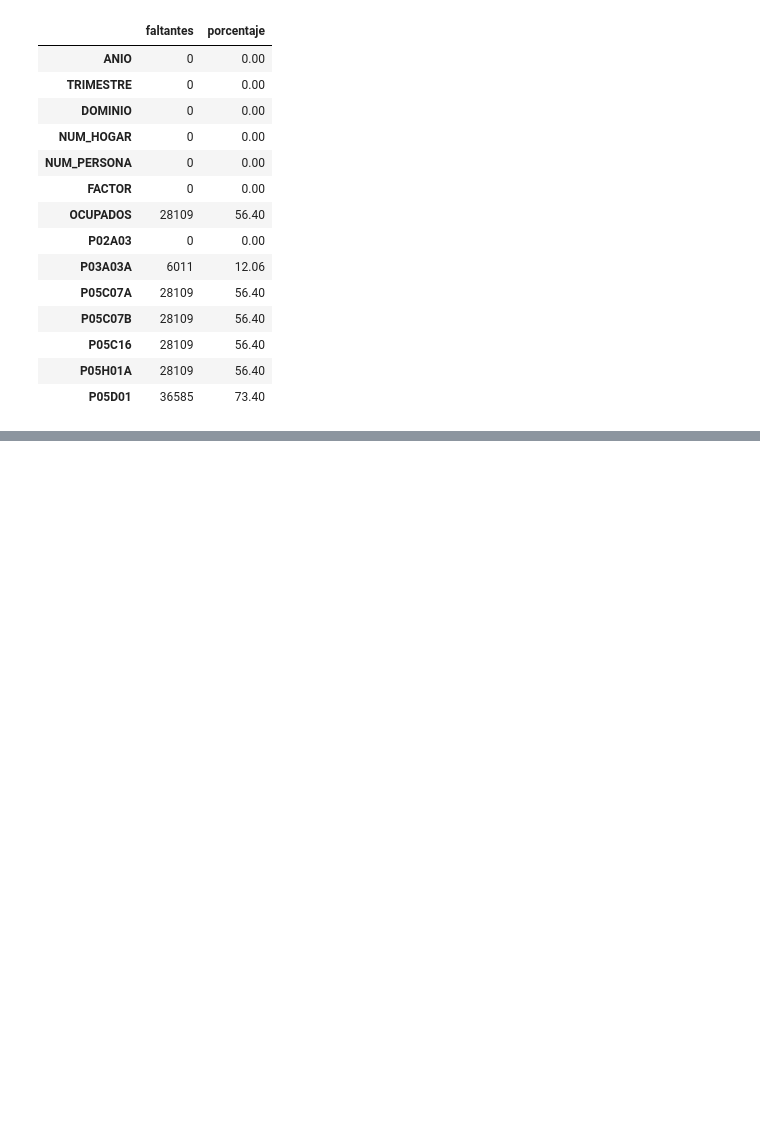
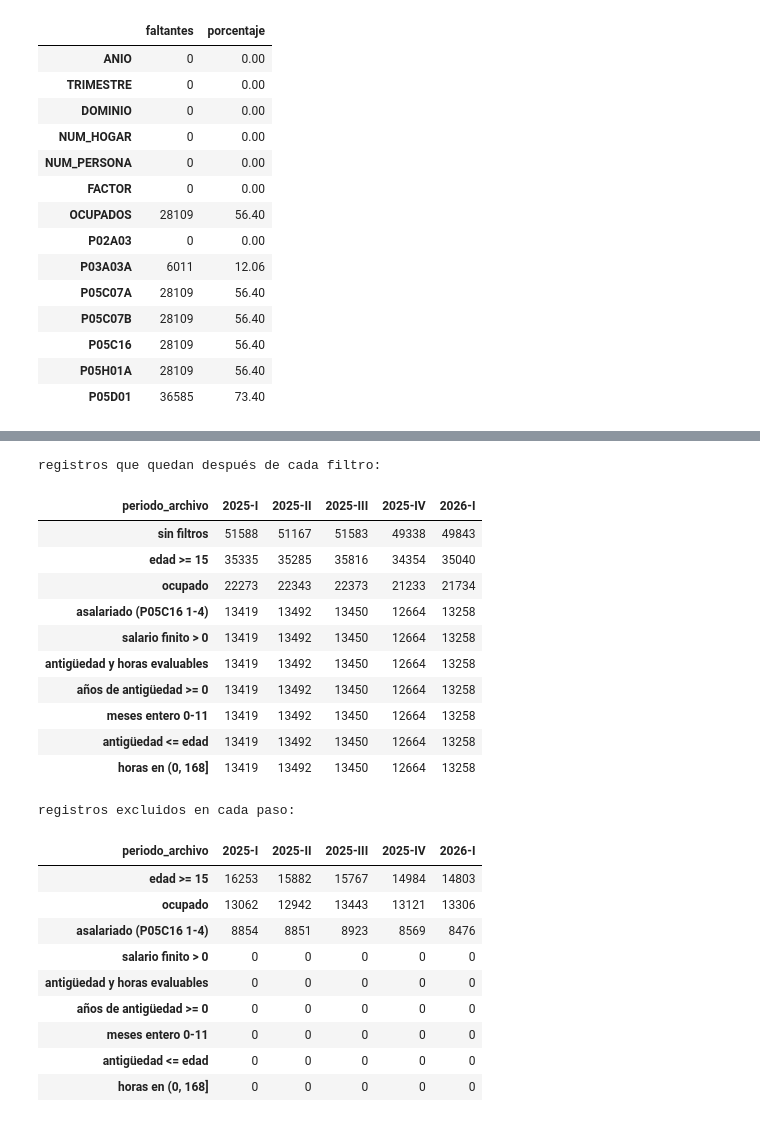
Before and after one commit to Fercho1118/Lab7_DS, a Jupyter notebook: notebooks/lab7.ipynb, the cells around one changed output, grey strips where cells are left out. Saved outputs shown, nothing was run; the diff lists cells and outputs as text; code cells hidden in the pictures; blank space fills up the shorter version.

Commit message:
Ejercicio 1: calidad de datos, filtros de la población analítica, unicidad de claves y Parquet

```diff
--- a/notebooks/lab7.ipynb
+++ b/notebooks/lab7.ipynb
@@ -271,0 +282,60 @@ display(faltantes(crudo_2026))
+# %%
+antig = F.col("P05C07A") + F.col("P05C07B") / 12
+FILTROS = [
+    ("edad >= 15", F.col("P02A03").isNotNull() & ~F.isnan("P02A03") & (F.col("P02A03") >= 15)),
+    ("ocupado", F.col("OCUPADOS") == 1),
+    ("asalariado (P05C16 1-4)", F.col("P05C16").isin(1, 2, 3, 4)),
+    ("salario finito > 0", F.col("P05D01").isNotNull() & ~F.isnan("P05D01")
+                            & (F.col("P05D01") > 0) & (F.col("P05D01") < float("inf"))),
+    ("antigüedad y horas evaluables", F.col("P05C07A").isNotNull() & F.col("P05C07B").isNotNull()
+                                       & F.col("P05H01A").isNotNull()),
+    ("años de antigüedad >= 0", F.col("P05C07A") >= 0),
+    ("meses entero 0-11", (F.col("P05C07B") >= 0) & (F.col("P05C07B") <= 11)
+                          & (F.col("P05C07B") == F.floor("P05C07B"))),
+    ("antigüedad <= edad", antig <= F.col("P02A03")),
+    ("horas en (0, 168]", (F.col("P05H01A") > 0) & (F.col("P05H01A") <= 168)),
+]
+
+
+def aplicar_filtros(sdf):
+    pasos = [("sin filtros", sdf.groupBy("periodo_archivo").count())]
+    for nombre, cond in FILTROS:
+        sdf = sdf.filter(cond)
+        pasos.append((nombre, sdf.groupBy("periodo_archivo").count()))
+    conteo = pd.concat([p.toPandas().set_index("periodo_archivo")["count"].rename(n)
+                        for n, p in pasos], axis=1).fillna(0).astype(int).T
+    return sdf, conteo
+
+
+todos = crudo_2025.unionByName(crudo_2026)
+filtrado, conteo = aplicar_filtros(todos)
+conteo = conteo[list(ARCHIVOS)]
+excluidos = (-conteo.diff()).iloc[1:].astype(int)
+print("registros que quedan después de cada filtro:")
+display(conteo)
+print("registros excluidos en cada paso:")
+display(excluidos)
+# %% [output]
+registros que quedan después de cada filtro:
+| periodo_archivo | 2025-I | 2025-II | 2025-III | 2025-IV | 2026-I |
+| sin filtros | 51588 | 51167 | 51583 | 49338 | 49843 |
+| edad >= 15 | 35335 | 35285 | 35816 | 34354 | 35040 |
+| ocupado | 22273 | 22343 | 22373 | 21233 | 21734 |
+| asalariado (P05C16 1-4) | 13419 | 13492 | 13450 | 12664 | 13258 |
+| salario finito > 0 | 13419 | 13492 | 13450 | 12664 | 13258 |
+| antigüedad y horas evaluables | 13419 | 13492 | 13450 | 12664 | 13258 |
+| años de antigüedad >= 0 | 13419 | 13492 | 13450 | 12664 | 13258 |
+| meses entero 0-11 | 13419 | 13492 | 13450 | 12664 | 13258 |
+| antigüedad <= edad | 13419 | 13492 | 13450 | 12664 | 13258 |
+| horas en (0, 168] | 13419 | 13492 | 13450 | 12664 | 13258 |
+registros excluidos en cada paso:
+| periodo_archivo | 2025-I | 2025-II | 2025-III | 2025-IV | 2026-I |
+| edad >= 15 | 16253 | 15882 | 15767 | 14984 | 14803 |
+| ocupado | 13062 | 12942 | 13443 | 13121 | 13306 |
+| asalariado (P05C16 1-4) | 8854 | 8851 | 8923 | 8569 | 8476 |
+| salario finito > 0 | 0 | 0 | 0 | 0 | 0 |
+| antigüedad y horas evaluables | 0 | 0 | 0 | 0 | 0 |
+| años de antigüedad >= 0 | 0 | 0 | 0 | 0 | 0 |
+| meses entero 0-11 | 0 | 0 | 0 | 0 | 0 |
+| antigüedad <= edad | 0 | 0 | 0 | 0 | 0 |
+| horas en (0, 168] | 0 | 0 | 0 | 0 | 0 |
```
Also changed, not shown: parts of 9 cells of this notebook.
